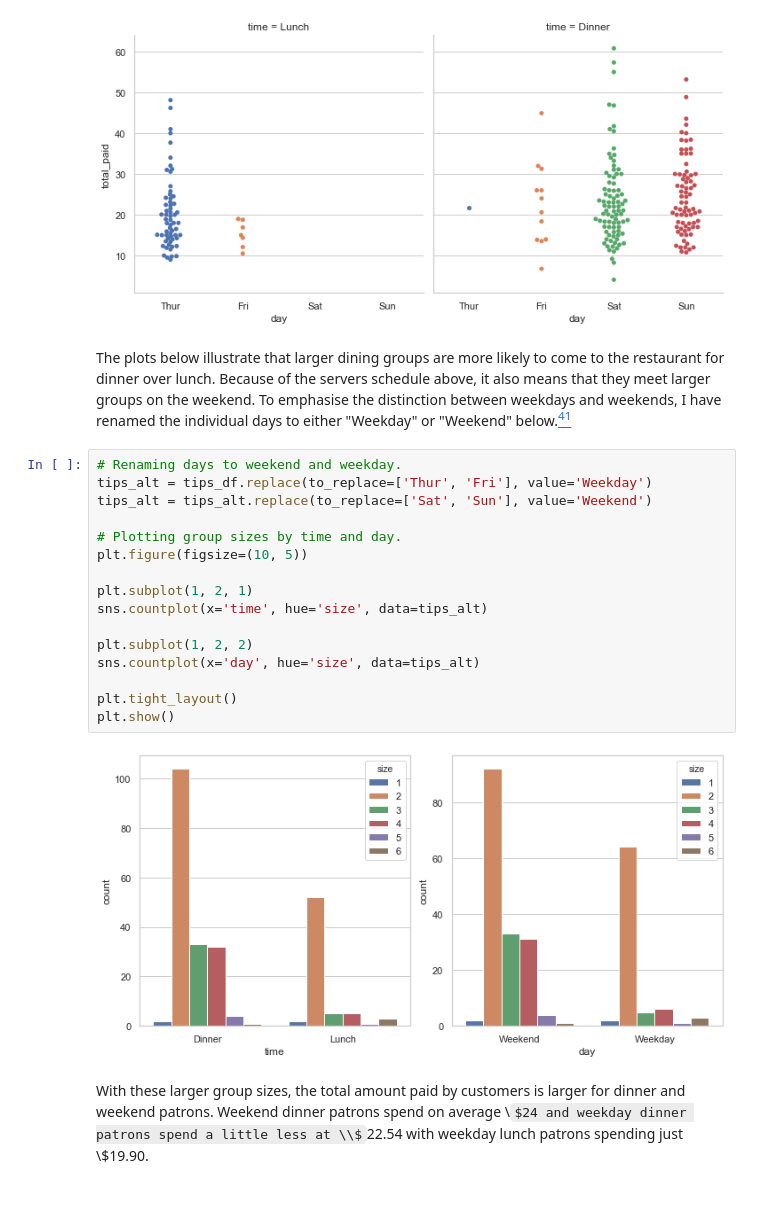
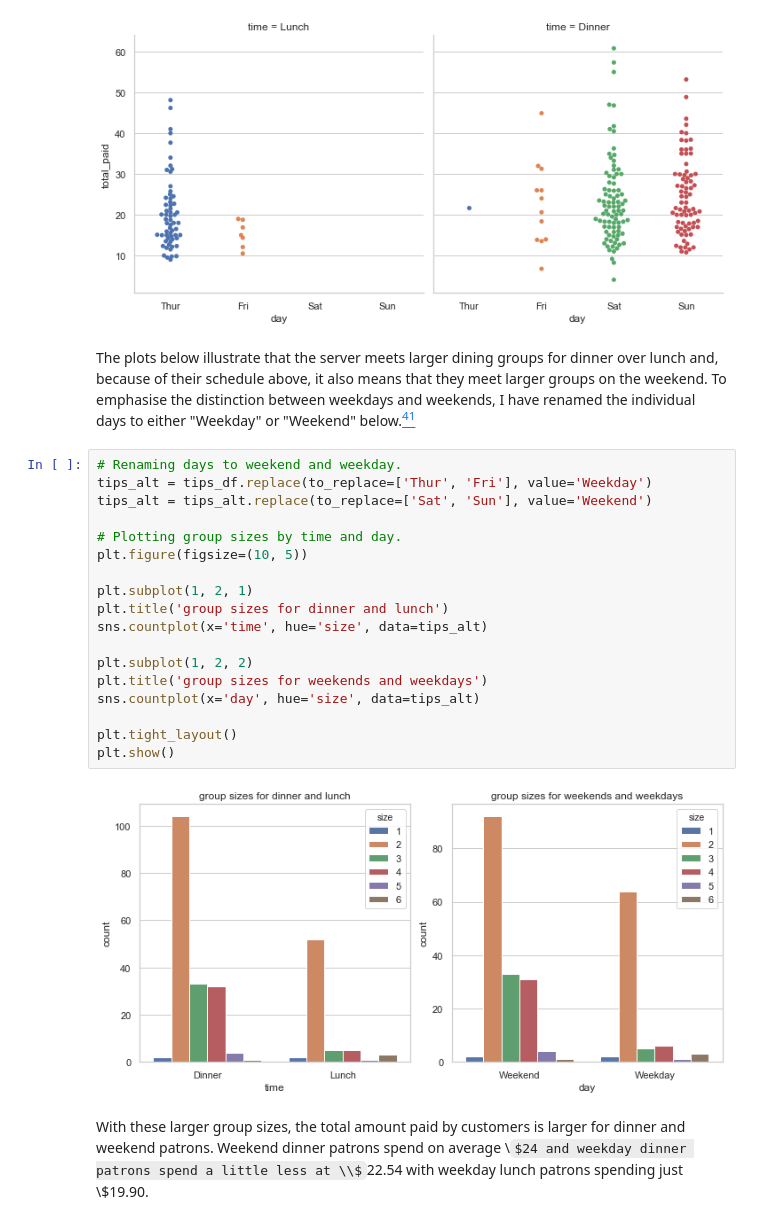
Before and after one commit to jennifer-ryan/fundamentals-project, a Jupyter notebook: tips_dataset_analysis.ipynb, the cells around one changed output. Cells and saved outputs as stored; diff of their text form; some formulas as TeX source.

```diff
--- a/tips_dataset_analysis.ipynb
+++ b/tips_dataset_analysis.ipynb
@@ -689,25 +689,27 @@ plt.show()
 # %% [output]
 [figure]
 # %% [markdown]
-The plots below illustrate that larger dining groups are more likely to come to the restaurant for dinner over lunch. Because of the servers schedule above, it also means that they meet larger groups on the weekend. To emphasise the distinction between weekdays and weekends, I have renamed the individual days to either "Weekday" or "Weekend" below.[<sup>41</sup>](https://www.geeksforgeeks.org/python-pandas-dataframe-replace/)
+The plots below illustrate that the server meets larger dining groups for dinner over lunch and, because of their schedule above, it also means that they meet larger groups on the weekend. To emphasise the distinction between weekdays and weekends, I have renamed the individual days to either "Weekday" or "Weekend" below.[<sup>41</sup>](https://www.geeksforgeeks.org/python-pandas-dataframe-replace/)
 # %%
 # Renaming days to weekend and weekday.
 tips_alt = tips_df.replace(to_replace=['Thur', 'Fri'], value='Weekday')
 tips_alt = tips_alt.replace(to_replace=['Sat', 'Sun'], value='Weekend')
 
 # Plotting group sizes by time and day.
 plt.figure(figsize=(10, 5))
 
 plt.subplot(1, 2, 1)
+plt.title('group sizes for dinner and lunch')
 sns.countplot(x='time', hue='size', data=tips_alt)
 
 plt.subplot(1, 2, 2)
+plt.title('group sizes for weekends and weekdays')
 sns.countplot(x='day', hue='size', data=tips_alt)
 
 plt.tight_layout()
 plt.show()
 # %% [output]
-[figure, old version]
+[figure, new version]
 # %% [markdown]
 With these larger group sizes, the total amount paid by customers is larger for dinner and weekend patrons. Weekend dinner patrons spend on average \\$24 and weekday dinner patrons spend a little less at \\$22.54 with weekday lunch patrons spending just \\$19.90.
 # %%
```
Also changed, not shown: parts of 15 cells of this notebook.
